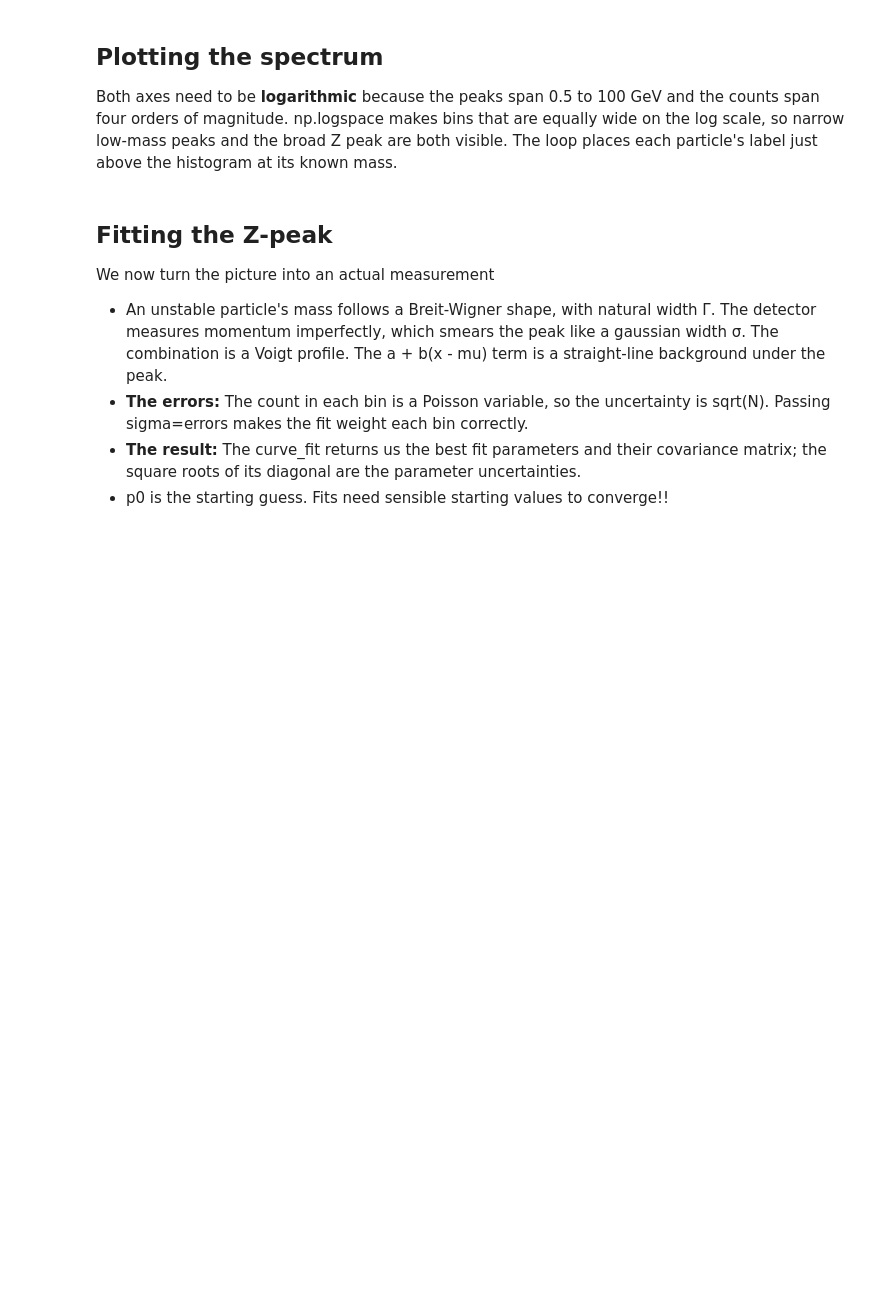
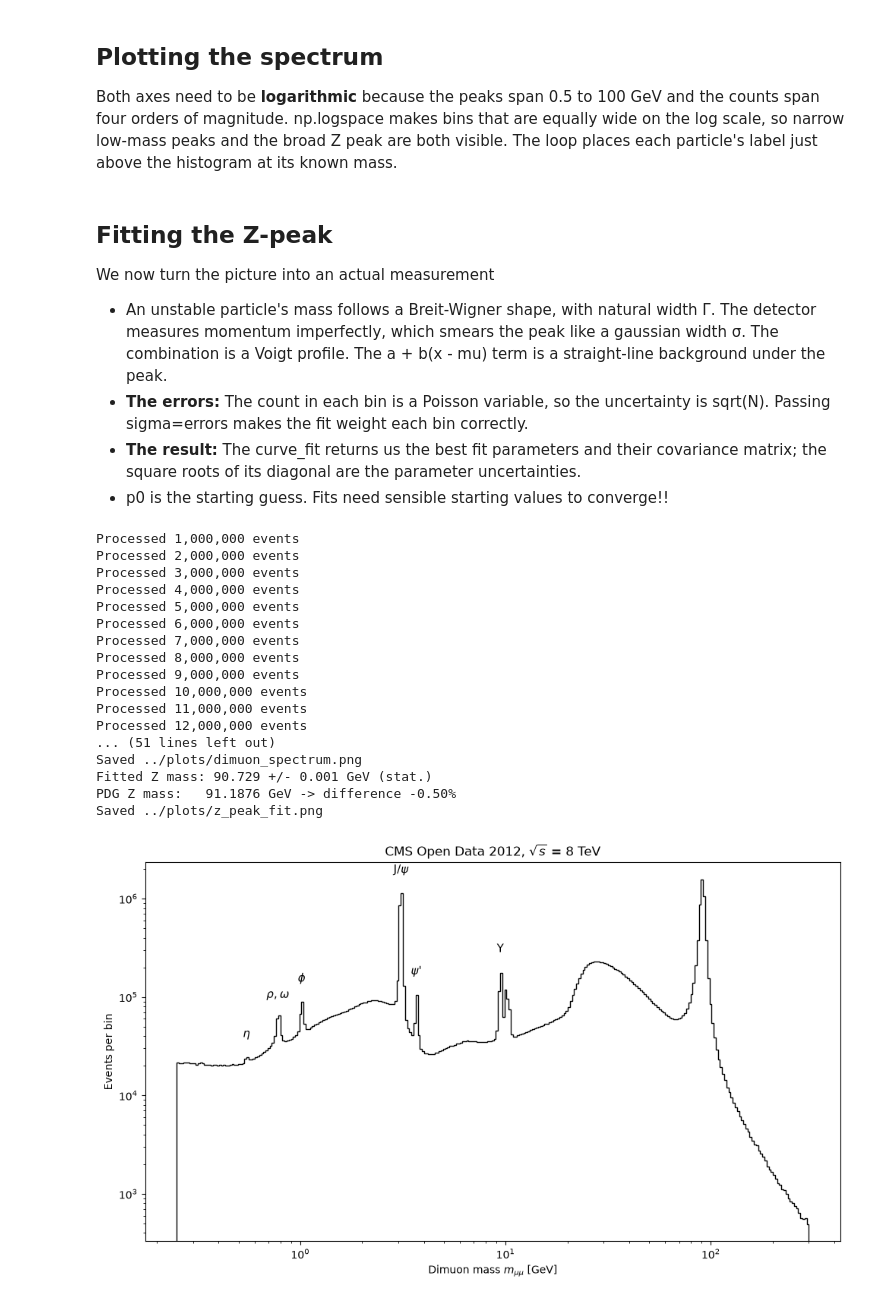
Before and after one commit to 17JYewlett/cern_lhc_analysis, a Jupyter notebook: first.ipynb, the cells around one changed output. Cells and saved outputs as stored; diff of their text form; code cells hidden in the pictures; blank space fills up the shorter version.

```diff
--- a/first.ipynb
+++ b/first.ipynb
@@ -197,6 +196,25 @@ def fit_z_peak(masses, out, lo=70.0, hi=110.0, nbins=80):
     print(f"PDG Z mass:   {Z_MASS_PDG} GeV -> difference {diff:+.2f}%")
     print(f"Saved {out}")
 # %%
-masses = process("../data/cern_dataset_2012.root", max_events=1_000_000)  # remove max_events for the full run
+masses = process("../data/cern_dataset_2012.root")
 plot_spectrum(masses, "../plots/dimuon_spectrum.png")
 fit_z_peak(masses, "../plots/z_peak_fit.png")
+# %% [output]
+Processed 1,000,000 events
+Processed 2,000,000 events
+Processed 3,000,000 events
+Processed 4,000,000 events
+Processed 5,000,000 events
+Processed 6,000,000 events
+Processed 7,000,000 events
+Processed 8,000,000 events
+Processed 9,000,000 events
+Processed 10,000,000 events
+Processed 11,000,000 events
+Processed 12,000,000 events
+... (51 lines left out)
+Saved ../plots/dimuon_spectrum.png
+Fitted Z mass: 90.729 +/- 0.001 GeV (stat.)
+PDG Z mass:   91.1876 GeV -> difference -0.50%
+Saved ../plots/z_peak_fit.png
+[figure, added]
```
Also changed, not shown: parts of 4 cells of this notebook, 2 other files.
